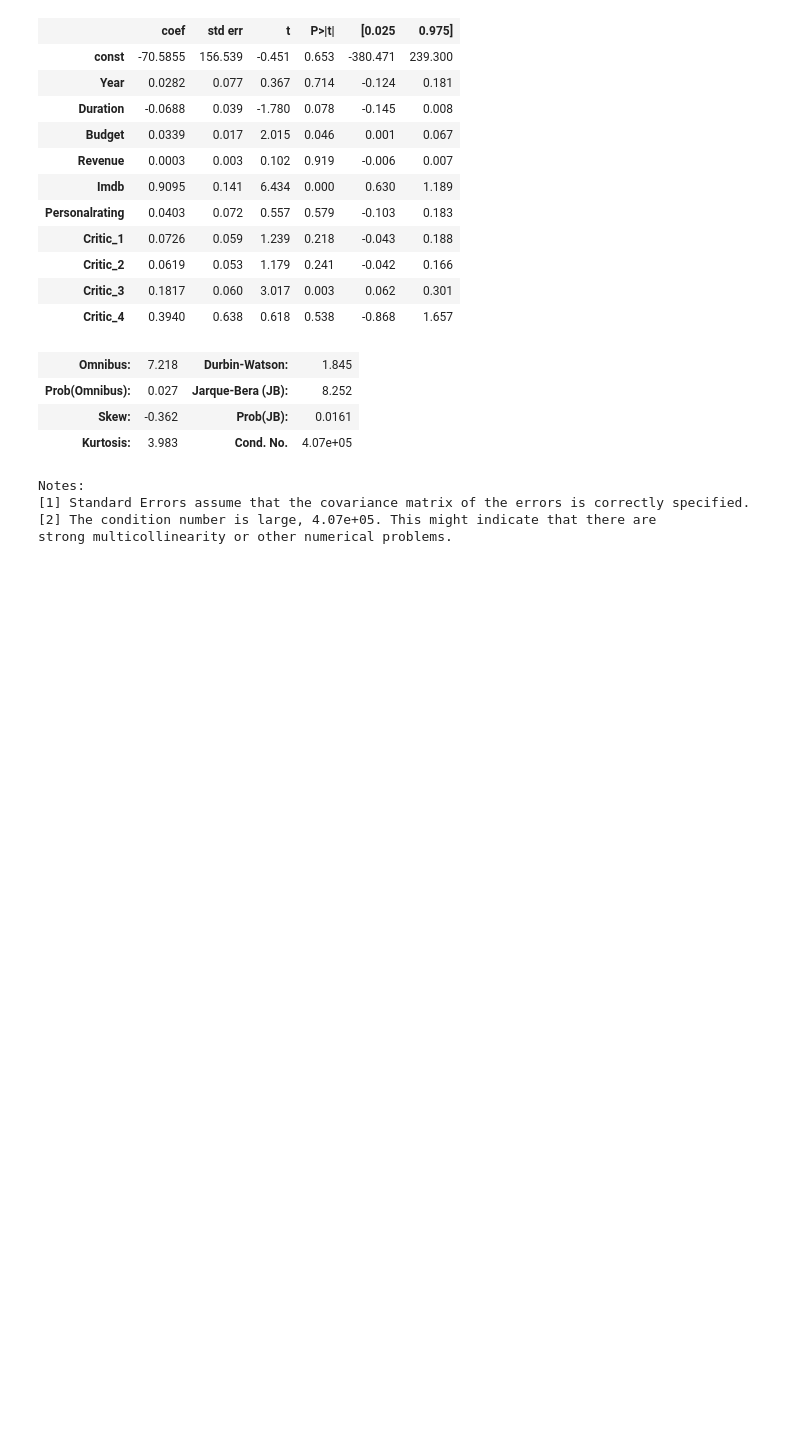
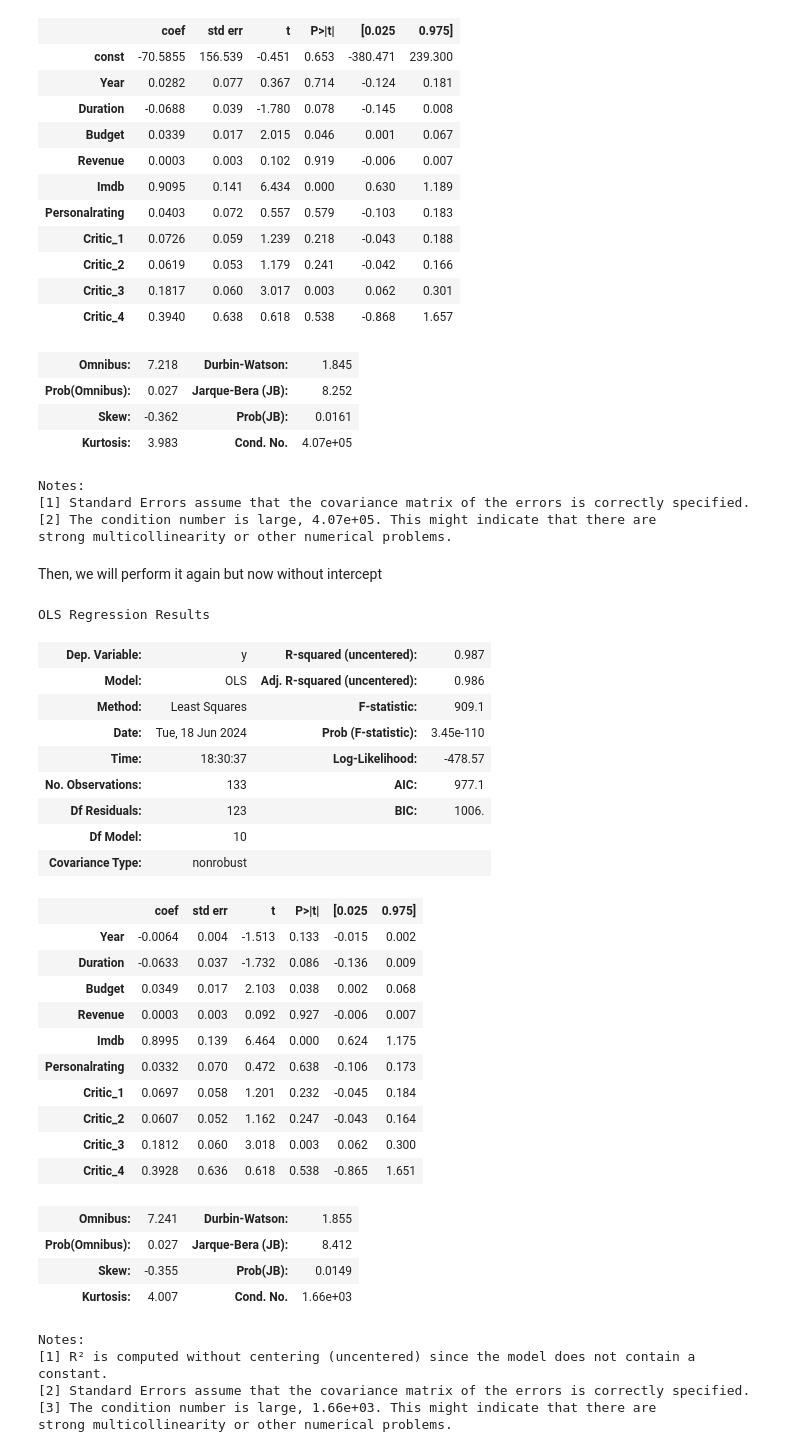
Before and after one commit to Alaninja1209/Did-you-like-the-movie-, a Jupyter notebook: MLRegression_Analysis.ipynb, the cells around one changed output. Cells and saved outputs as stored; diff of their text form; code cells hidden in the pictures; blank space fills up the shorter version.

Commit message:
Finish model fitting and doing residual analysis

```diff
--- a/MLRegression_Analysis.ipynb
+++ b/MLRegression_Analysis.ipynb
@@ -211,3 +211,42 @@ Notes:
 [1] Standard Errors assume that the covariance matrix of the errors is correctly specified.
 [2] The condition number is large, 4.07e+05. This might indicate that there are
 strong multicollinearity or other numerical problems.
+# %% [markdown]
+Then, we will perform it again but now without intercept
+# %%
+# Model fitting using matrices
+# ==============================================================================
+modelm_noint = sm.OLS(endog=y_train, exog=X_train,)
+modelm_noint = modelm_noint.fit()
+modelm_noint.summary()
+# %% [output]
+OLS Regression Results
+| Dep. Variable: | y | R-squared (uncentered): | 0.987 |
+| Model: | OLS | Adj. R-squared (uncentered): | 0.986 |
+| Method: | Least Squares | F-statistic: | 909.1 |
+| Date: | Tue, 18 Jun 2024 | Prob (F-statistic): | 3.45e-110 |
+| Time: | 18:30:37 | Log-Likelihood: | -478.57 |
+| No. Observations: | 133 | AIC: | 977.1 |
+| Df Residuals: | 123 | BIC: | 1006. |
+| Df Model: | 10 |  |  |
+| Covariance Type: | nonrobust |  |  |
+|  | coef | std err | t | P>|t| | [0.025 | 0.975] |
+| Year | -0.0064 | 0.004 | -1.513 | 0.133 | -0.015 | 0.002 |
+| Duration | -0.0633 | 0.037 | -1.732 | 0.086 | -0.136 | 0.009 |
+| Budget | 0.0349 | 0.017 | 2.103 | 0.038 | 0.002 | 0.068 |
+| Revenue | 0.0003 | 0.003 | 0.092 | 0.927 | -0.006 | 0.007 |
+| Imdb | 0.8995 | 0.139 | 6.464 | 0.000 | 0.624 | 1.175 |
+| Personalrating | 0.0332 | 0.070 | 0.472 | 0.638 | -0.106 | 0.173 |
+| Critic_1 | 0.0697 | 0.058 | 1.201 | 0.232 | -0.045 | 0.184 |
+| Critic_2 | 0.0607 | 0.052 | 1.162 | 0.247 | -0.043 | 0.164 |
+| Critic_3 | 0.1812 | 0.060 | 3.018 | 0.003 | 0.062 | 0.300 |
+| Critic_4 | 0.3928 | 0.636 | 0.618 | 0.538 | -0.865 | 1.651 |
+| Omnibus: | 7.241 | Durbin-Watson: | 1.855 |
+| Prob(Omnibus): | 0.027 | Jarque-Bera (JB): | 8.412 |
+| Skew: | -0.355 | Prob(JB): | 0.0149 |
+| Kurtosis: | 4.007 | Cond. No. | 1.66e+03 |
+Notes:
+[1] R² is computed without centering (uncentered) since the model does not contain a constant.
+[2] Standard Errors assume that the covariance matrix of the errors is correctly specified.
+[3] The condition number is large, 1.66e+03. This might indicate that there are
+strong multicollinearity or other numerical problems.
```
Also changed, not shown: parts of 25 cells of this notebook.
